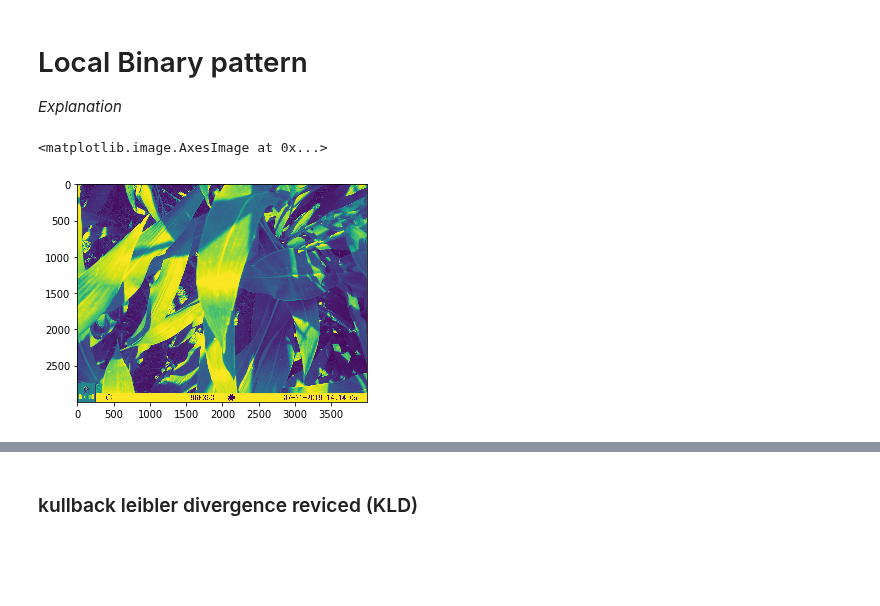
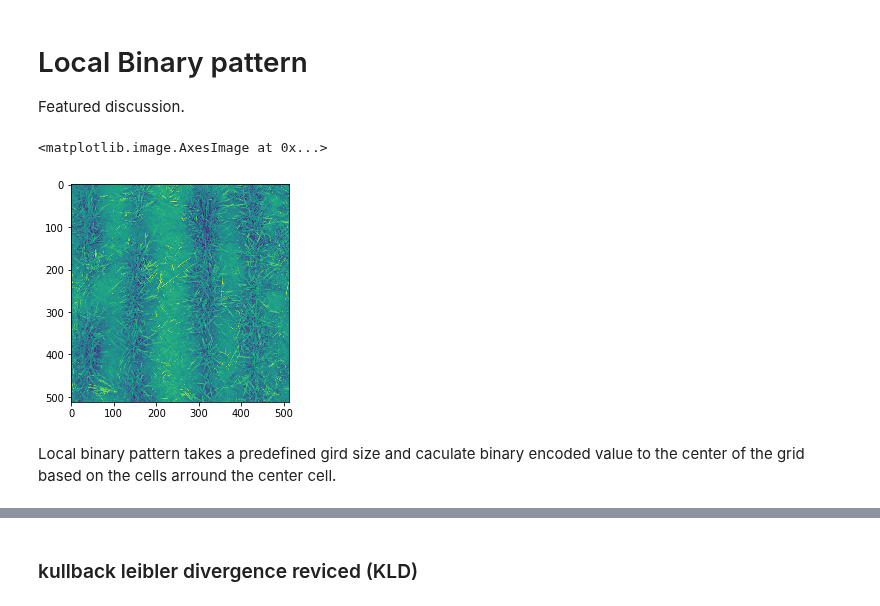
Before and after one commit to dishan3x/Lbp_Object_identification, a Jupyter notebook: features_discussion.ipynb, the cells around one changed output, grey strips where cells are left out. Cells and saved outputs as stored; diff of their text form; code cells hidden in the pictures; blank space fills up the shorter version.

```diff
--- a/features_discussion.ipynb
+++ b/features_discussion.ipynb
@@ -1,7 +1,7 @@
 # %% [markdown]
 # Local Binary pattern
 
-<i>Explanation</i>
+Featured discussion.
 # %%
 # <libraries>
 from skimage import io
@@ -21,10 +14,10 @@ import time
 %matplotlib inline
 # %%
-# Get the testing file
-# You can use any file from the testData folder
-
-original_image   = io.imread('images/testData/longleaf.jpeg',as_gray=True) # load the data in gray scale
+# Load an image
+original_image   = io.imread('images/labelData/finger_grass_3.png',as_gray=True) # load the data in gray scale
 plt.imshow(original_image)
 # %% [output]
 <matplotlib.image.AxesImage at 0x...>
-[figure, old version]
+[figure, new version]
+# %% [markdown]
+Local binary pattern takes a predefined gird size and caculate binary encoded value to the center of the grid based on the cells arround the center cell.
```
Also changed, not shown: parts of 36 cells of this notebook.
